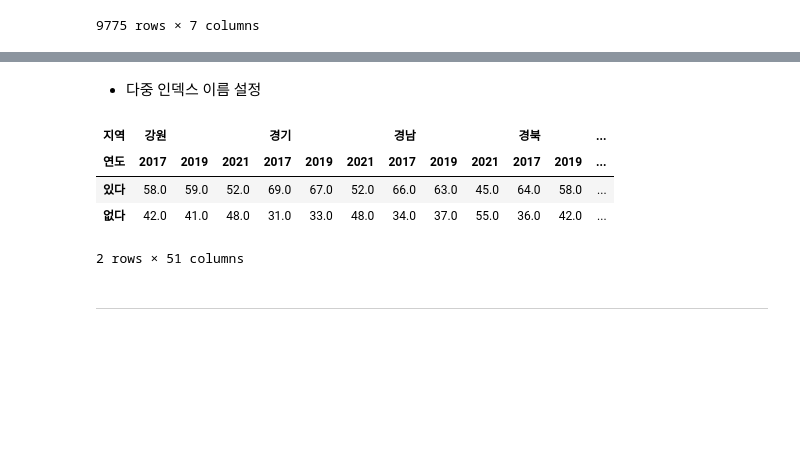
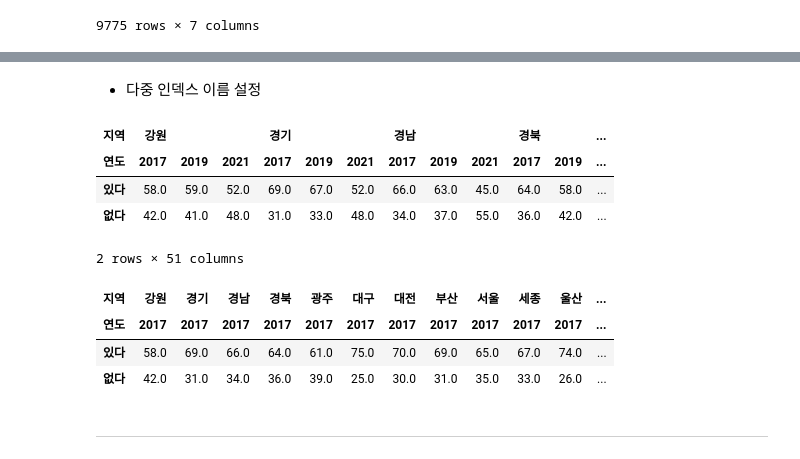
Before and after one commit to Yerial1125/semi_project, a Jupyter notebook: E조_독서실태.ipynb, the cells around one changed output, grey strips where cells are left out. Cells and saved outputs as stored; diff of their text form; code cells hidden in the pictures; blank space fills up the shorter version.

```diff
--- a/E조_독서실태.ipynb
+++ b/E조_독서실태.ipynb
@@ -694,7 +701,7 @@ for yr_area in list:
 # %%
 area_lib = area_lib.sort_index(axis=1)
-# %% [markdown]
-- 다중 인덱스 이름 설정
+# %% [markdown]
+- 다중 인덱스 이름 설정
 # %%
 area_lib.columns.names=['지역','연도']
 area_lib
@@ -704,6 +711,17 @@ area_lib
 | 있다 | 58.0 | 59.0 | 52.0 | 69.0 | 67.0 | 52.0 | 66.0 | 63.0 | 45.0 | 64.0 | 58.0 | ... |
 | 없다 | 42.0 | 41.0 | 48.0 | 31.0 | 33.0 | 48.0 | 34.0 | 37.0 | 55.0 | 36.0 | 42.0 | ... |
 2 rows × 51 columns
+# %%
+area_lib_gr = area_lib.groupby('연도',axis=1)
+# %%
+area_lib_gr = area_lib_gr.get_group(2017)
+# %%
+area_lib_gr
+# %% [output]
+| 지역 | 강원 | 경기 | 경남 | 경북 | 광주 | 대구 | 대전 | 부산 | 서울 | 세종 | 울산 | ... |
+| 연도 | 2017 | 2017 | 2017 | 2017 | 2017 | 2017 | 2017 | 2017 | 2017 | 2017 | 2017 | ... |
+| 있다 | 58.0 | 69.0 | 66.0 | 64.0 | 61.0 | 75.0 | 70.0 | 69.0 | 65.0 | 67.0 | 74.0 | ... |
+| 없다 | 42.0 | 31.0 | 34.0 | 36.0 | 39.0 | 25.0 | 30.0 | 31.0 | 35.0 | 33.0 | 26.0 | ... |
 # %% [markdown]
 ----------------------------------------------
 # %% [markdown]
```
Also changed, not shown: parts of 394 cells of this notebook, 14 other files.
